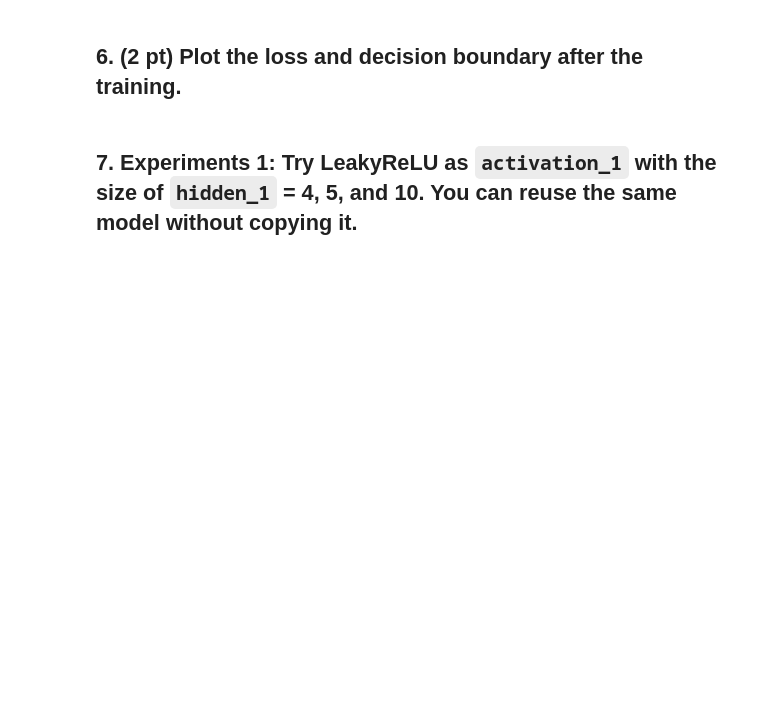
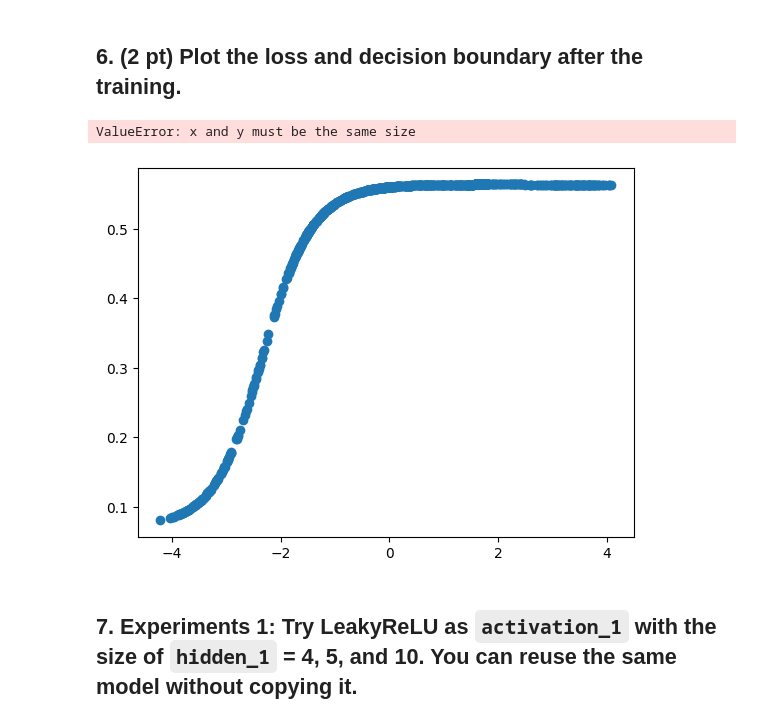
Before and after one commit to YKhalitov/College-Projects, a Jupyter notebook: 2024_spring/Homeworks/HW10.ipynb, the cells around one changed output. Cells and saved outputs as stored; diff of their text form; code cells hidden in the pictures; blank space fills up the shorter version.

```diff
--- a/2024_spring/Homeworks/HW10.ipynb
+++ b/2024_spring/Homeworks/HW10.ipynb
@@ -34,5 +35,6 @@ def load_planar_dataset():
 # %%
 x, y = load_planar_dataset()
 y = y.reshape(-1,1)
+x = x.reshape(-1,1)
 x.shape, y.shape
 # %% [output]
@@ -60,3 +62,7 @@ data[2]
 ## 2. (1 pt) Create DataLoader object.
 # %%
 data_loader = DataLoader(data, batch_size=10)
+# %%
+for x_batch, y_batch in data_loader:
+  print(x_batch.shape, y_batch.shape)
+  break
@@ -98,3 +106,6 @@ for epoch in tqdm(range(100)):
     optimizer.step()
     optimizer.zero_grad()
     hist.append(loss.item())
+
+    with torch.no_grad():
+      y_pred = model.forward(torch.tensor(x, dtype=torch.float))
@@ -107,2 +128,11 @@ plt.plot(hist)
 # %% [markdown]
 ## 6. (2 pt) Plot the loss and decision boundary after the training.
+# %%
+with torch.no_grad():
+  y_pred = model.forward(torch.tensor(x, dtype=torch.float))
+
+plt.scatter(x, y_pred)
+plt.scatter(x, y)
+# %% [output]
+ValueError: x and y must be the same size
+[figure, added]
```
Also changed, not shown: parts of 8 cells of this notebook.
